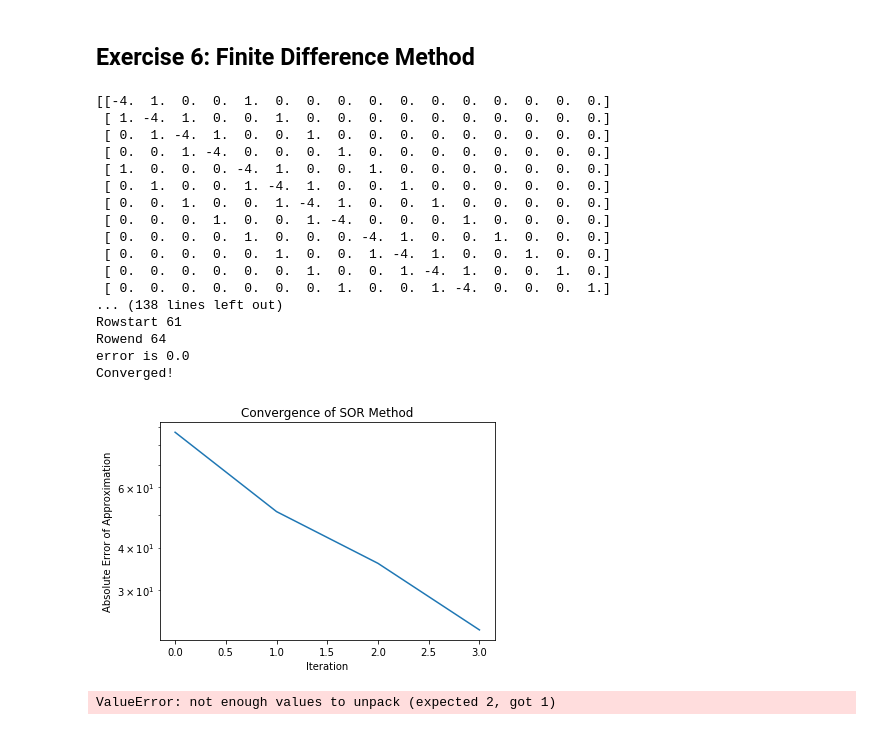
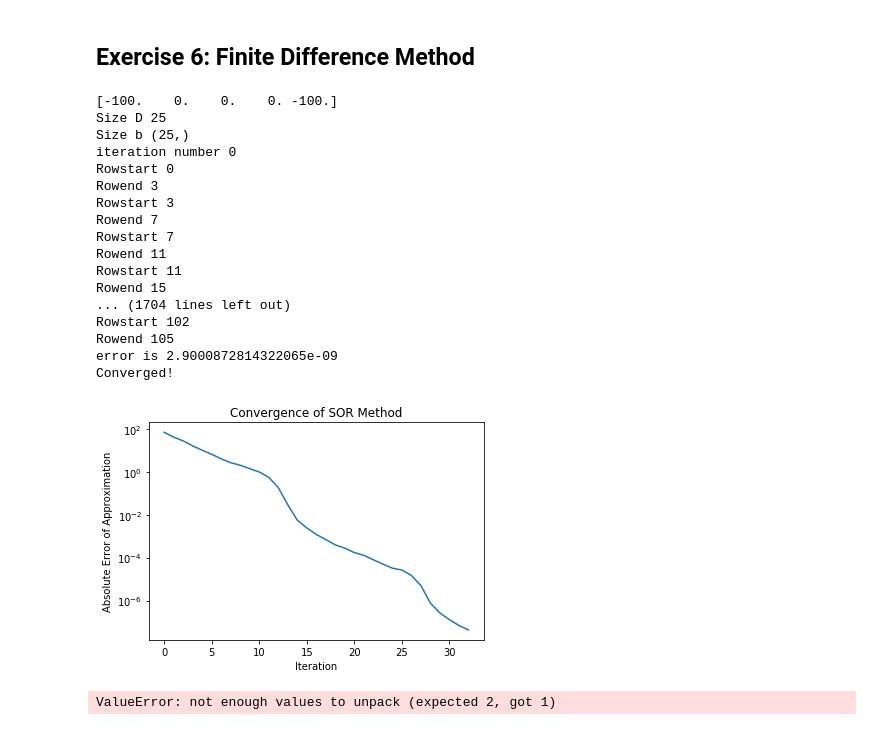
Before and after one commit to tpellet/BootCamp2019, a Jupyter notebook: ProblemSets/Computation/Week 5 - Pandas lab/Problem set - Iterative Solvers.ipynb, the cells around one changed output. Cells and saved outputs as stored; diff of their text form; code cells hidden in the pictures.

```diff
--- a/ProblemSets/Computation/Week 5 - Pandas lab/Problem set - Iterative Solvers.ipynb
+++ b/ProblemSets/Computation/Week 5 - Pandas lab/Problem set - Iterative Solvers.ipynb
@@ -394,37 +396,48 @@ def FDM(A, b, ω, tol=1e-8, maxiter=100, plot=False):
         plt.show()
 
     return x
-# %%
-n = 4
-b = np.tile([-100,0,0,-100], n)
-B = np.eye(n,n)*(-n) + np.diagflat(np.ones(n-1),1) + np.diagflat(np.ones(n-1),-1)
-
-
-A = sparse.block_diag([B for _ in range(n)]) + np.diagflat(np.ones(n**2-n),n) + np.diagflat(np.ones(n**2-n),-n)
-A = sparse.csr_matrix(A)
-print(A.toarray())
-print(A.shape)
-ω = 1.5
-result = FDM(A, b, ω, plot=True)
-# %% [output]
-[[-4.  1.  0.  0.  1.  0.  0.  0.  0.  0.  0.  0.  0.  0.  0.  0.]
- [ 1. -4.  1.  0.  0.  1.  0.  0.  0.  0.  0.  0.  0.  0.  0.  0.]
- [ 0.  1. -4.  1.  0.  0.  1.  0.  0.  0.  0.  0.  0.  0.  0.  0.]
- [ 0.  0.  1. -4.  0.  0.  0.  1.  0.  0.  0.  0.  0.  0.  0.  0.]
- [ 1.  0.  0.  0. -4.  1.  0.  0.  1.  0.  0.  0.  0.  0.  0.  0.]
- [ 0.  1.  0.  0.  1. -4.  1.  0.  0.  1.  0.  0.  0.  0.  0.  0.]
- [ 0.  0.  1.  0.  0.  1. -4.  1.  0.  0.  1.  0.  0.  0.  0.  0.]
- [ 0.  0.  0.  1.  0.  0.  1. -4.  0.  0.  0.  1.  0.  0.  0.  0.]
- [ 0.  0.  0.  0.  1.  0.  0.  0. -4.  1.  0.  0.  1.  0.  0.  0.]
- [ 0.  0.  0.  0.  0.  1.  0.  0.  1. -4.  1.  0.  0.  1.  0.  0.]
- [ 0.  0.  0.  0.  0.  0.  1.  0.  0.  1. -4.  1.  0.  0.  1.  0.]
- [ 0.  0.  0.  0.  0.  0.  0.  1.  0.  0.  1. -4.  0.  0.  0.  1.]
-... (138 lines left out)
-Rowstart 61
-Rowend 64
-error is 0.0
-Converged!
-[figure, removed]
+# %%
+n = 5
+#Construct b
+b = np.zeros(n)
+b[0] = -100
+b[len(b)-1] = -100
+b = np.tile(b, n)
+
+#Construct B
+offsets = [-1,0,1]
+B = sparse.diags([1,-n,1], offsets, shape=(n,n))
+
+#Construct the Is
+offsets = [-n,n]
+I = sparse.diags([1,1], offsets, shape=(n**2,n**2))
+
+#Construct A
+A = sparse.block_diag([B]*n) + I
+
+
+
+ω = 1.5
+result = FDM(A, b, ω, plot=True)
+# %% [output]
+[-100.    0.    0.    0. -100.]
+Size D 25
+Size b (25,)
+iteration number 0
+Rowstart 0
+Rowend 3
+Rowstart 3
+Rowend 7
+Rowstart 7
+Rowend 11
+Rowstart 11
+Rowend 15
+... (1704 lines left out)
+Rowstart 102
+Rowend 105
+error is 2.9000872814322065e-09
+Converged!
+[figure, added]
 # %%
 indptr = np.array([n, 2*n])
 indices = np.array([n, 2*n])
```
Also changed, not shown: parts of 1 cell of this notebook.
